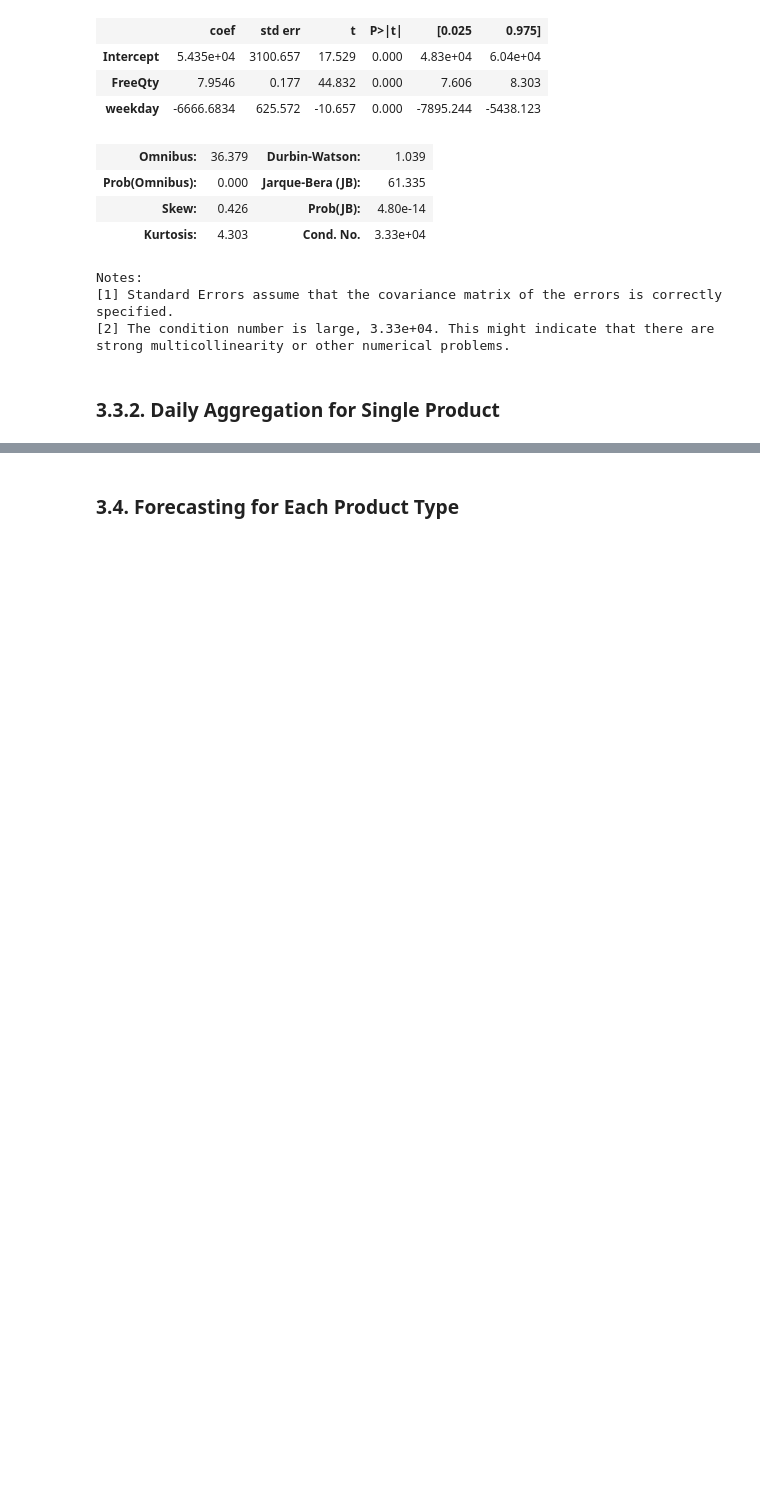
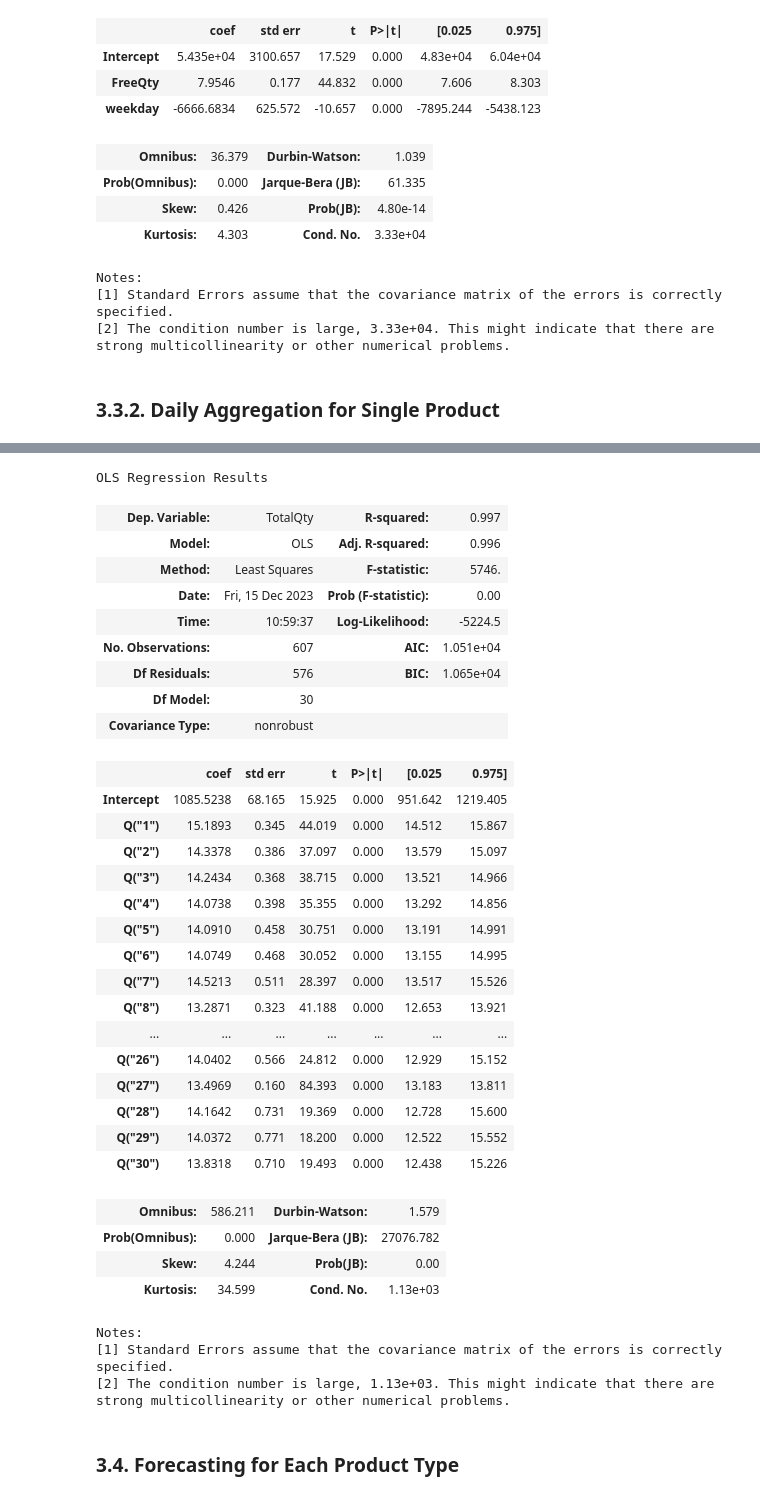
Before and after one commit to ayigitdogan/PharmaProject, a Jupyter notebook: IE492 - Pharma Project.ipynb, the cells around one changed output, grey strips where cells are left out. Drawn from its saved outputs; the diff is of its cells as text; code cells hidden in the pictures; blank space fills up the shorter version.

```diff
--- a/IE492 - Pharma Project.ipynb
+++ b/IE492 - Pharma Project.ipynb
@@ -256,3 +295,43 @@ strong multicollinearity or other numerical problems.
+# %%
+d.columns = [str(i) for i in list(d.columns)]
+p = 'TotalQty ~ Q("1") + Q("2") + Q("3") + Q("4") + Q("5") + Q("6") + Q("7") + Q("8") + Q("9") + Q("10") + Q("11") + Q("12") + Q("13") + Q("14") + Q("15") + Q("16") + Q("17") + Q("18") + Q("19") + Q("20") + Q("21") + Q("22") + Q("23") + Q("24") + Q("25") + Q("26") + Q("27") + Q("28") + Q("29") + Q("30")'
+fit = smf.ols(p, d).fit()
+fit.summary()
+# %% [output]
+OLS Regression Results
+| Dep. Variable: | TotalQty | R-squared: | 0.997 |
+| Model: | OLS | Adj. R-squared: | 0.996 |
+| Method: | Least Squares | F-statistic: | 5746. |
+| Date: | Fri, 15 Dec 2023 | Prob (F-statistic): | 0.00 |
+| Time: | 10:59:37 | Log-Likelihood: | -5224.5 |
+| No. Observations: | 607 | AIC: | 1.051e+04 |
+| Df Residuals: | 576 | BIC: | 1.065e+04 |
+| Df Model: | 30 |  |  |
+| Covariance Type: | nonrobust |  |  |
+|  | coef | std err | t | P>|t| | [0.025 | 0.975] |
+| Intercept | 1085.5238 | 68.165 | 15.925 | 0.000 | 951.642 | 1219.405 |
+| Q("1") | 15.1893 | 0.345 | 44.019 | 0.000 | 14.512 | 15.867 |
+| Q("2") | 14.3378 | 0.386 | 37.097 | 0.000 | 13.579 | 15.097 |
+| Q("3") | 14.2434 | 0.368 | 38.715 | 0.000 | 13.521 | 14.966 |
+| Q("4") | 14.0738 | 0.398 | 35.355 | 0.000 | 13.292 | 14.856 |
+| Q("5") | 14.0910 | 0.458 | 30.751 | 0.000 | 13.191 | 14.991 |
+| Q("6") | 14.0749 | 0.468 | 30.052 | 0.000 | 13.155 | 14.995 |
+| Q("7") | 14.5213 | 0.511 | 28.397 | 0.000 | 13.517 | 15.526 |
+| Q("8") | 13.2871 | 0.323 | 41.188 | 0.000 | 12.653 | 13.921 |
+| ... | ... | ... | ... | ... | ... | ... |
+| Q("26") | 14.0402 | 0.566 | 24.812 | 0.000 | 12.929 | 15.152 |
+| Q("27") | 13.4969 | 0.160 | 84.393 | 0.000 | 13.183 | 13.811 |
+| Q("28") | 14.1642 | 0.731 | 19.369 | 0.000 | 12.728 | 15.600 |
+| Q("29") | 14.0372 | 0.771 | 18.200 | 0.000 | 12.522 | 15.552 |
+| Q("30") | 13.8318 | 0.710 | 19.493 | 0.000 | 12.438 | 15.226 |
+| Omnibus: | 586.211 | Durbin-Watson: | 1.579 |
+| Prob(Omnibus): | 0.000 | Jarque-Bera (JB): | 27076.782 |
+| Skew: | 4.244 | Prob(JB): | 0.00 |
+| Kurtosis: | 34.599 | Cond. No. | 1.13e+03 |
+Notes:
+[1] Standard Errors assume that the covariance matrix of the errors is correctly specified.
+[2] The condition number is large, 1.13e+03. This might indicate that there are
+strong multicollinearity or other numerical problems.
 # %% [markdown]
 ### 3.4. Forecasting for Each Product Type
 # %%
```
Also changed, not shown: parts of 7 cells of this notebook.
